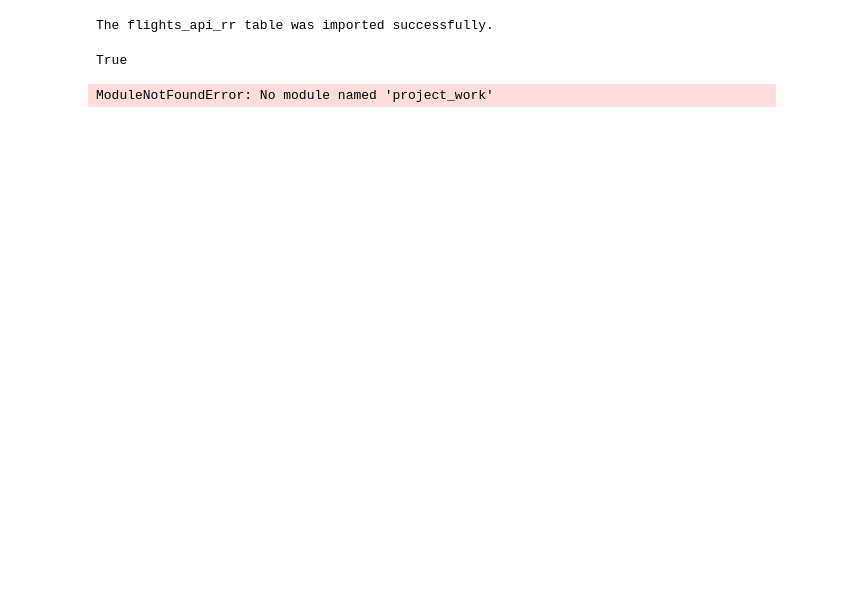
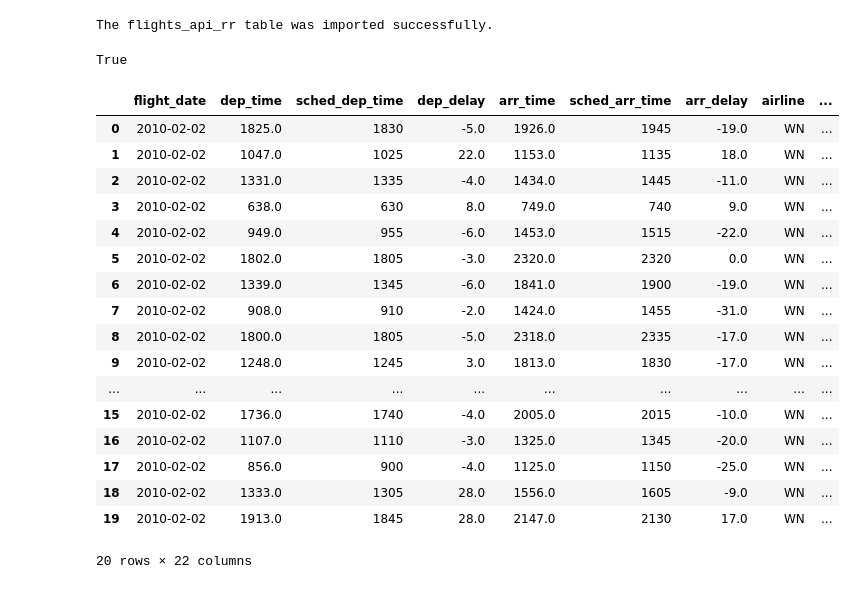
Before and after one commit to susanneferschl/da-sql-api-project-group-2_sf, a Jupyter notebook: project_work/renan.ipynb, the cells around one changed output. Drawn from its saved outputs; the diff is of its cells as text; code cells hidden in the pictures; blank space fills up the shorter version.

```diff
--- a/project_work/renan.ipynb
+++ b/project_work/renan.ipynb
@@ -242,9 +245,28 @@ from sql_functions import get_dataframe
 # %%
 schema = 'hh_analytics_24_1' # UPDATE 'TABLE_SCHEMA' based on schema used in class
 # %%
-schema = 'hh_analytics_24_1' # UPDATE 'TABLE_SCHEMA' based on schema used in class
-sql_query = f'SELECT * FROM {schema}.flights_group_x'
+schema = 'hh_analytics_24_1'
+
+sql_query = f'SELECT * FROM {schema}.flights_group_x_rr'
 flights = get_dataframe(sql_query)
+
 flights.head(20)
 # %% [output]
+|  | flight_date | dep_time | sched_dep_time | dep_delay | arr_time | sched_arr_time | arr_delay | airline | ... |
+| 0 | 2010-02-02 | 1825.0 | 1830 | -5.0 | 1926.0 | 1945 | -19.0 | WN | ... |
+| 1 | 2010-02-02 | 1047.0 | 1025 | 22.0 | 1153.0 | 1135 | 18.0 | WN | ... |
+| 2 | 2010-02-02 | 1331.0 | 1335 | -4.0 | 1434.0 | 1445 | -11.0 | WN | ... |
+| 3 | 2010-02-02 | 638.0 | 630 | 8.0 | 749.0 | 740 | 9.0 | WN | ... |
+| 4 | 2010-02-02 | 949.0 | 955 | -6.0 | 1453.0 | 1515 | -22.0 | WN | ... |
+| 5 | 2010-02-02 | 1802.0 | 1805 | -3.0 | 2320.0 | 2320 | 0.0 | WN | ... |
+| 6 | 2010-02-02 | 1339.0 | 1345 | -6.0 | 1841.0 | 1900 | -19.0 | WN | ... |
+| 7 | 2010-02-02 | 908.0 | 910 | -2.0 | 1424.0 | 1455 | -31.0 | WN | ... |
+| 8 | 2010-02-02 | 1800.0 | 1805 | -5.0 | 2318.0 | 2335 | -17.0 | WN | ... |
+| 9 | 2010-02-02 | 1248.0 | 1245 | 3.0 | 1813.0 | 1830 | -17.0 | WN | ... |
+| ... | ... | ... | ... | ... | ... | ... | ... | ... | ... |
+| 15 | 2010-02-02 | 1736.0 | 1740 | -4.0 | 2005.0 | 2015 | -10.0 | WN | ... |
+| 16 | 2010-02-02 | 1107.0 | 1110 | -3.0 | 1325.0 | 1345 | -20.0 | WN | ... |
+| 17 | 2010-02-02 | 856.0 | 900 | -4.0 | 1125.0 | 1150 | -25.0 | WN | ... |
+| 18 | 2010-02-02 | 1333.0 | 1305 | 28.0 | 1556.0 | 1605 | -9.0 | WN | ... |
+| 19 | 2010-02-02 | 1913.0 | 1845 | 28.0 | 2147.0 | 2130 | 17.0 | WN | ... |
-ModuleNotFoundError: No module named 'project_work'
+20 rows × 22 columns
```
Also changed, not shown: parts of 1 cell of this notebook, 2 other files.
